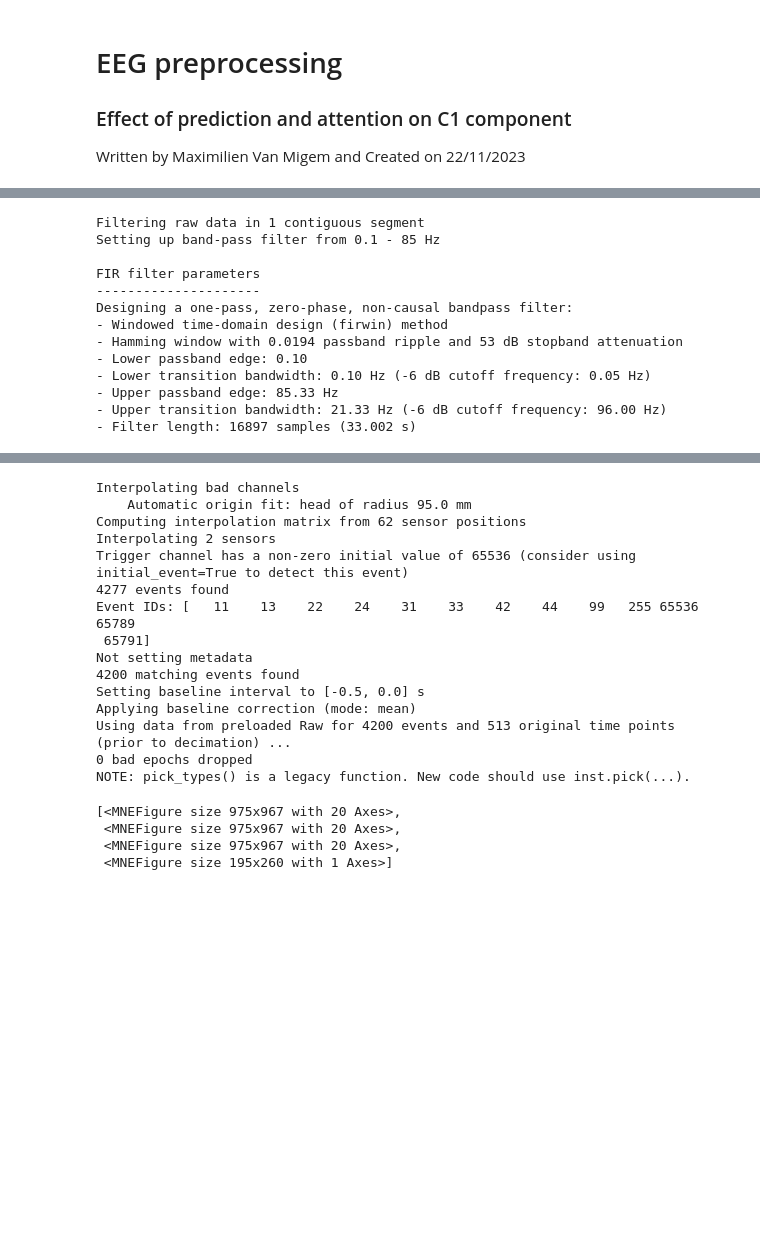
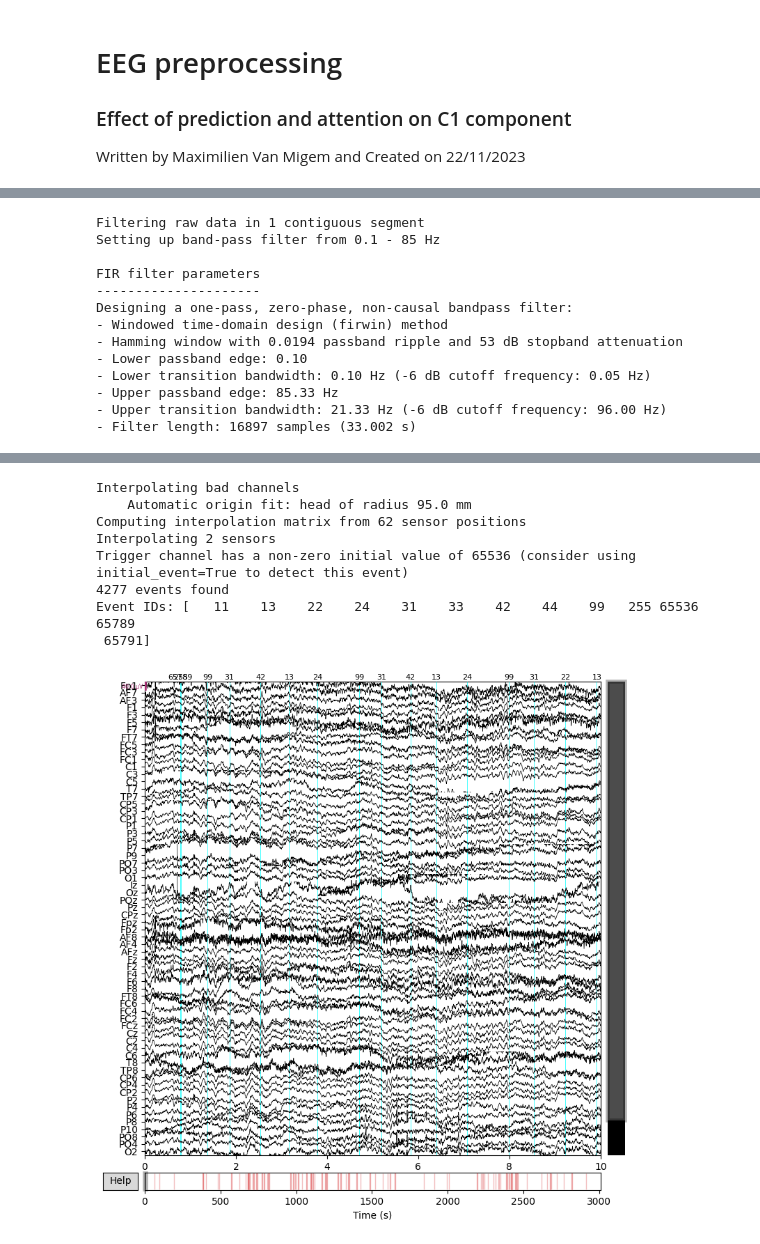
Before and after one commit to maxvanmigem/prediction-attention-v1-processing, a Jupyter notebook: pre_processing/preprocessing_proj1.ipynb, the cells around one changed output, grey strips where cells are left out. Saved outputs shown, nothing was run; the diff lists cells and outputs as text; code cells hidden in the pictures; blank space fills up the shorter version.

```diff
--- a/pre_processing/preprocessing_proj1.ipynb
+++ b/pre_processing/preprocessing_proj1.ipynb
@@ -19,7 +19,8 @@ reference = ['M1','M2'] # Mastoids
 
 data_directory = 'C:/Users/mvmigem/Documents/data/project_1/'
 rejected_channels_path = data_directory + 'rejected_channels.npy'
-rejected_ica_path = data_directory + 'rejected_ica.npy'
+rejected_ica_path = data_directory + 'mastoid_rejected_ica.npy'
+# rejected_ica_path = data_directory + 'average_rejected_ica.npy'
 current_file_path = data_directory + f'raw_data/sub_{sub}/eeg/main_{sub}.bdf'
 current_behav_path = data_directory + f'raw_data/sub_{sub}/behav/predatt_participant_{sub}.csv'
 behav_data = pd.read_csv(current_behav_path)
@@ -106,12 +107,12 @@ raw_filtered = raw_filtered.copy().filter(l_freq=0.1, h_freq=lowpass_freq)
 # raw_filtered.plot_psd()
 # raw_filtered.plot(n_channels=64)
 
-# Save the rejected channel
+# Load the rejected channel
 rejected_channels = np.load(rejected_channels_path, allow_pickle=True)[..., np.newaxis][0]
 raw_filtered.info['bads'] = rejected_channels[f'subject_{sub}']
 # np.save(rejected_channels_path, rejected_channels)
 # Interpolate rejected channels
-interp_filt_raw = raw_filtered.copy().interpolate_bads(reset_bads = False)
+interp_filt_raw = raw_filtered.copy().interpolate_bads(reset_bads = True)
 
 # Select event dict for condition
 if behav_data['start_position'].isin([0, 2]).any():
@@ -138,19 +139,56 @@ events = mne.find_events(interp_filt_raw)
 #                           event_id = event_id)
 
 
-# # epoch data around stim onset
-epochs_stimlock = mne.Epochs(interp_filt_raw, events, event_id = event_id,
-    tmin = -0.5, tmax = 0.5, proj = False, baseline = (None,0), decim=decim, #from previous cell
-    detrend = None, verbose = True, reject_by_annotation= False, preload = True)
+# Define your threshold in seconds
+threshold_ms = 1000
+sfreq = interp_filt_raw.info['sfreq']  # Sampling frequency of your data
+threshold_samples = int(threshold_ms / 1000 * sfreq)
+
+# Calculate differences between consecutive events
+event_times = events[:, 0]  # Extract the sample index (first column) of each event
+time_diffs = np.diff(event_times)
+
+# Identify where time differences exceed the threshold
+long_gaps = time_diffs > threshold_samples
+
+# Find the periods where the distance exceeds the threshold
+indices_exceeding_threshold = np.where(long_gaps)[0]
+
+# Create a list to hold the annotations
+annotations = []
+
+for idx in indices_exceeding_threshold:
+    start_sample = events[idx, 0] + (0.52*sfreq) # Start of the period + 500ms for preceding trial
+    end_sample = events[idx + 1, 0] - 1 # End of the period (-1 to avoid removing trial trigger)
+    start_time = (start_sample / sfreq)  # Convert sample index to time in seconds and add padding for epoch
+    duration = (end_sample - start_sample) / sfreq  # Duration in seconds
+
+    # Create an annotation
+    annotation = mne.Annotations(onset=start_time,
+                                 duration=duration,
+                                 description=f'bad_calibration_gap')
+
+    # Append annotation to the list
+    annotations.append(annotation)
+
+# Convert the list of annotations to a single mne.Annotations object
+if annotations:
+    combined_annotations = annotations[0]
+    for annotation in annotations[1:]:
+        combined_annotations += annotation
+
+    # Add the annotations to the raw object
+    interp_filt_raw.set_annotations(combined_annotations)
+else:
+    print("No gaps exceeding the threshold were found.")
+
 
 # ICA
+ica = mne.preprocessing.ICA(n_components = 0.99)
+ica.fit(interp_filt_raw,decim=2, verbose='error', reject_by_annotation=True)
+ica.plot_components()
 
-nchan = len(interp_filt_raw.pick_types(eeg = True).ch_names)
-nbad = len(interp_filt_raw.info['bads'])
-ncomp = (nchan - nbad) -1
-ica = mne.preprocessing.ICA(n_components = ncomp)
-ica.fit(epochs_stimlock,decim=2, verbose='error')
-ica.plot_components()
+interp_filt_raw.plot(events=events,n_channels=64,)
 # %% [output]
 Extracting EDF parameters from C:\Users\mvmigem\Documents\data\project_1\raw_data\sub_21\eeg\main_21.bdf...
 BDF file detected
@@ -187,21 +225,11 @@ Designing a one-pass, zero-phase, non-causal bandpass filter:
 Interpolating bad channels
     Automatic origin fit: head of radius 95.0 mm
 Computing interpolation matrix from 62 sensor positions
 Interpolating 2 sensors
 Trigger channel has a non-zero initial value of 65536 (consider using initial_event=True to detect this event)
 4277 events found
 Event IDs: [   11    13    22    24    31    33    42    44    99   255 65536 65789
  65791]
-Not setting metadata
-4200 matching events found
-Setting baseline interval to [-0.5, 0.0] s
-Applying baseline correction (mode: mean)
-Using data from preloaded Raw for 4200 events and 513 original time points (prior to decimation) ...
-0 bad epochs dropped
-NOTE: pick_types() is a legacy function. New code should use inst.pick(...).
-[<MNEFigure size 975x967 with 20 Axes>,
- <MNEFigure size 975x967 with 20 Axes>,
- <MNEFigure size 975x967 with 20 Axes>,
- <MNEFigure size 195x260 with 1 Axes>]
+[figure, added]
 # %%
 # Save the rejected ica's
```
Also changed, not shown: parts of 6 cells of this notebook, 3 other files.
